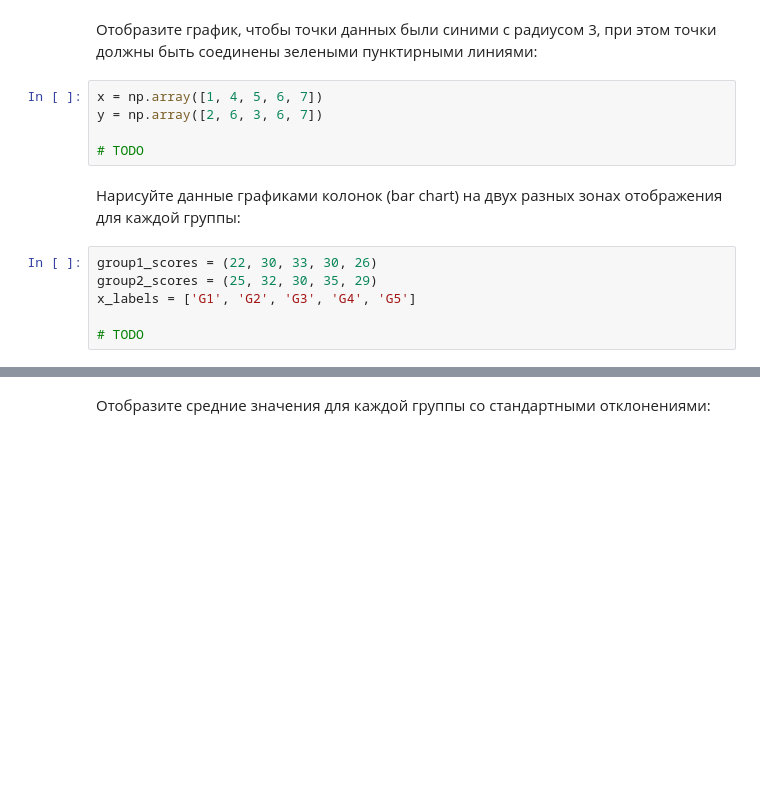
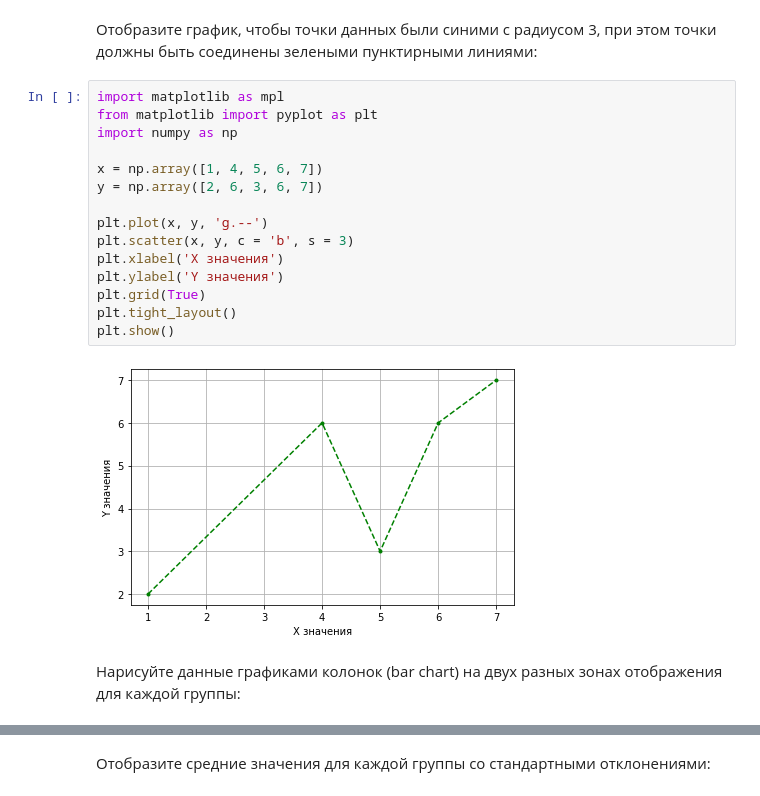
Before and after one commit to huhaoran0/5496-huhaoran, a Jupyter notebook: 02_Matplotlib.ipynb, the cells around one changed output, grey strips where cells are left out. Drawn from its saved outputs; the diff is of its cells as text; blank space fills up the shorter version.

```diff
--- a/02_Matplotlib.ipynb
+++ b/02_Matplotlib.ipynb
@@ -424,15 +431,21 @@ plt.grid(True)
 # %% [markdown]
 Отобразите график, чтобы точки данных были синими с радиусом 3, при этом точки должны быть соединены зелеными пунктирными линиями:
-# %%
-x = np.array([1, 4, 5, 6, 7])
-y = np.array([2, 6, 3, 6, 7])
-
-# TODO
+# %%
+import matplotlib as mpl
+from matplotlib import pyplot as plt
+import numpy as np
+
+x = np.array([1, 4, 5, 6, 7])
+y = np.array([2, 6, 3, 6, 7])
+
+plt.plot(x, y, 'g.--')
+plt.scatter(x, y, c = 'b', s = 3)
+plt.xlabel('X значения')
+plt.ylabel('Y значения')
+plt.grid(True)
+plt.tight_layout()
+plt.show()
+# %% [output]
+[figure, added]
 # %% [markdown]
 Нарисуйте данные графиками колонок (bar chart) на двух разных зонах отображения для каждой группы:
-# %%
-group1_scores = (22, 30, 33, 30, 26)
-group2_scores = (25, 32, 30, 35, 29)
-x_labels = ['G1', 'G2', 'G3', 'G4', 'G5']
-
-# TODO
```
Also changed, not shown: parts of 10 cells of this notebook.
